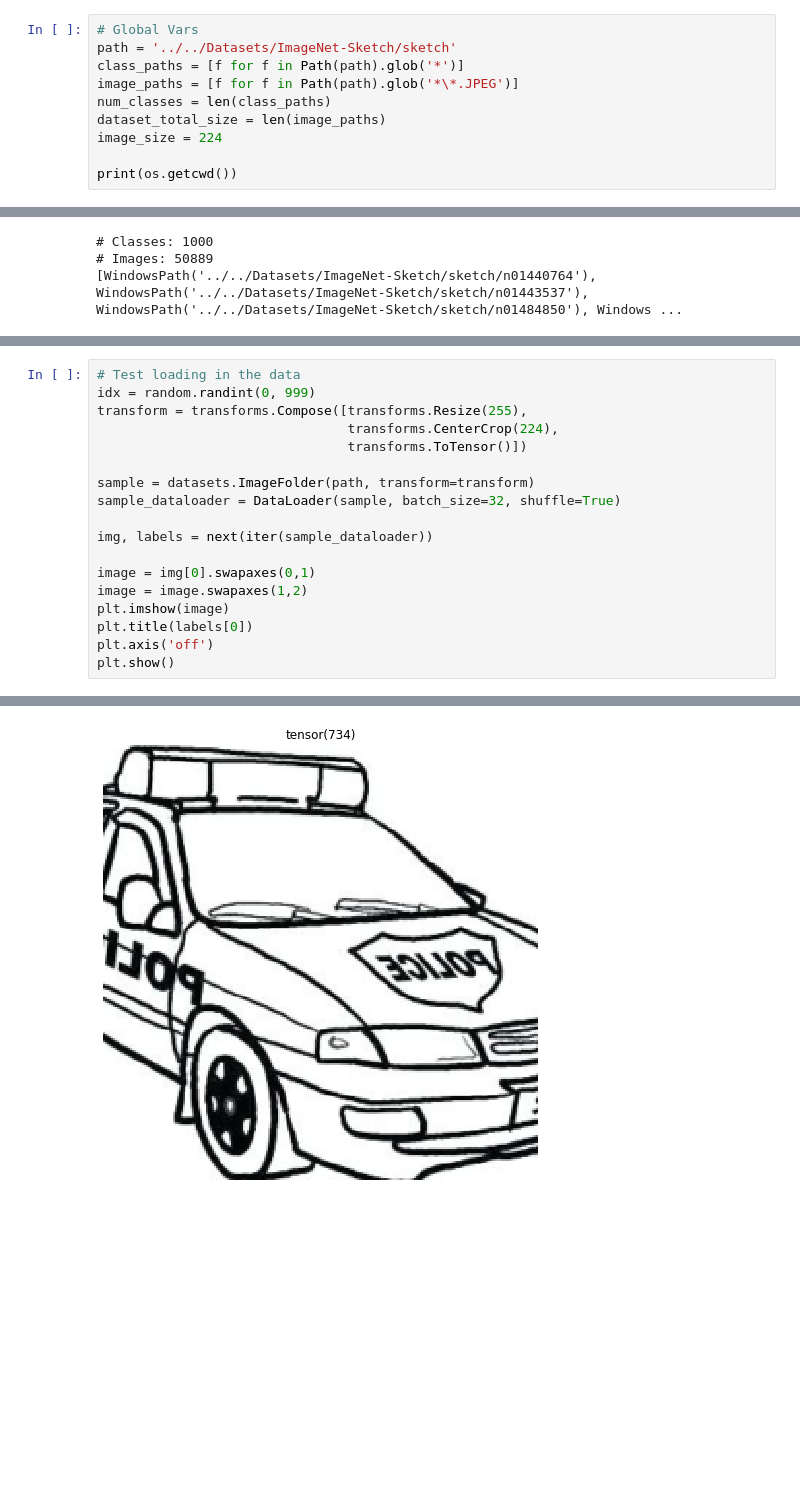
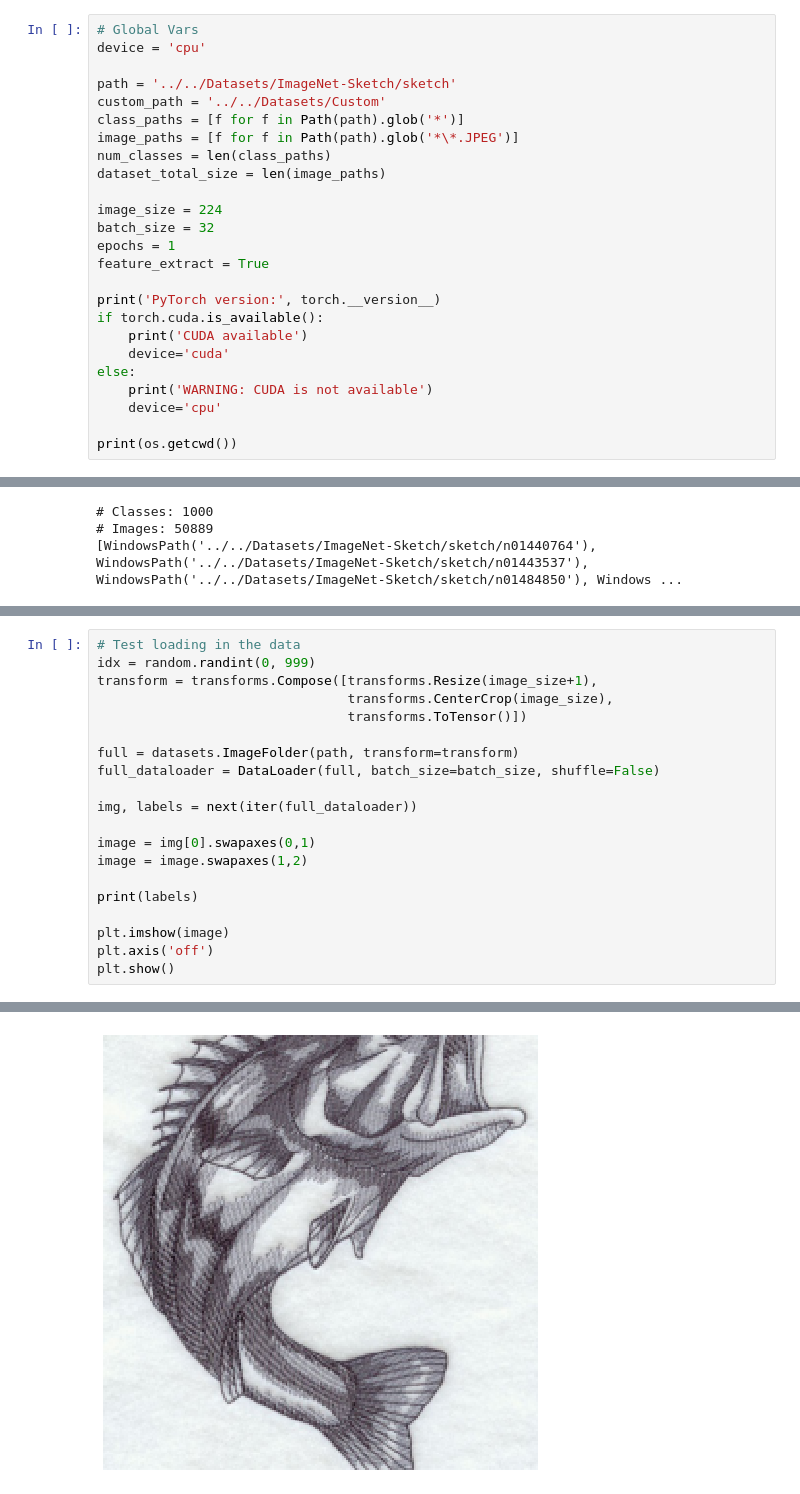
Before and after one commit to nugglet/50.035-CV-Project, a Jupyter notebook: Models/ResNet-50/resnet.ipynb, the cells around one changed output, grey strips where cells are left out. Saved outputs shown, nothing was run; the diff lists cells and outputs as text; blank space fills up the shorter version.

```diff
--- a/Models/ResNet-50/resnet.ipynb
+++ b/Models/ResNet-50/resnet.ipynb
@@ -21,12 +25,27 @@ plt.rcParams['image.interpolation'] = 'nearest'
 plt.rcParams['image.cmap'] = 'gray'
 # %%
 # Global Vars
+device = 'cpu'
+
 path = '../../Datasets/ImageNet-Sketch/sketch'
+custom_path = '../../Datasets/Custom'
 class_paths = [f for f in Path(path).glob('*')]
 image_paths = [f for f in Path(path).glob('*\*.JPEG')]
 num_classes = len(class_paths)
 dataset_total_size = len(image_paths)
+
 image_size = 224
+batch_size = 32
+epochs = 1
+feature_extract = True
+
+print('PyTorch version:', torch.__version__)
+if torch.cuda.is_available():
+    print('CUDA available')
+    device='cuda'
+else:
+    print('WARNING: CUDA is not available')
+    device='cpu'
 
 print(os.getcwd())
 # %% [output]
@@ -42,19 +75,21 @@ print(class_paths[:10])
 # %%
 # Test loading in the data
 idx = random.randint(0, 999)
-transform = transforms.Compose([transforms.Resize(255),
-                                transforms.CenterCrop(224),
+transform = transforms.Compose([transforms.Resize(image_size+1),
+                                transforms.CenterCrop(image_size),
                                 transforms.ToTensor()])
 
-sample = datasets.ImageFolder(path, transform=transform)
-sample_dataloader = DataLoader(sample, batch_size=32, shuffle=True)
+full = datasets.ImageFolder(path, transform=transform)
+full_dataloader = DataLoader(full, batch_size=batch_size, shuffle=False)
 
-img, labels = next(iter(sample_dataloader))
+img, labels = next(iter(full_dataloader))
 
 image = img[0].swapaxes(0,1)
 image = image.swapaxes(1,2)
+
+print(labels)
+
 plt.imshow(image)
-plt.title(labels[0])
 plt.axis('off')
 plt.show()
 # %% [output]
@@ -61 +98 @@ plt.show()
-[figure, old version]
+[figure, new version]
```
Also changed, not shown: parts of 13 cells of this notebook, 1 other file.
